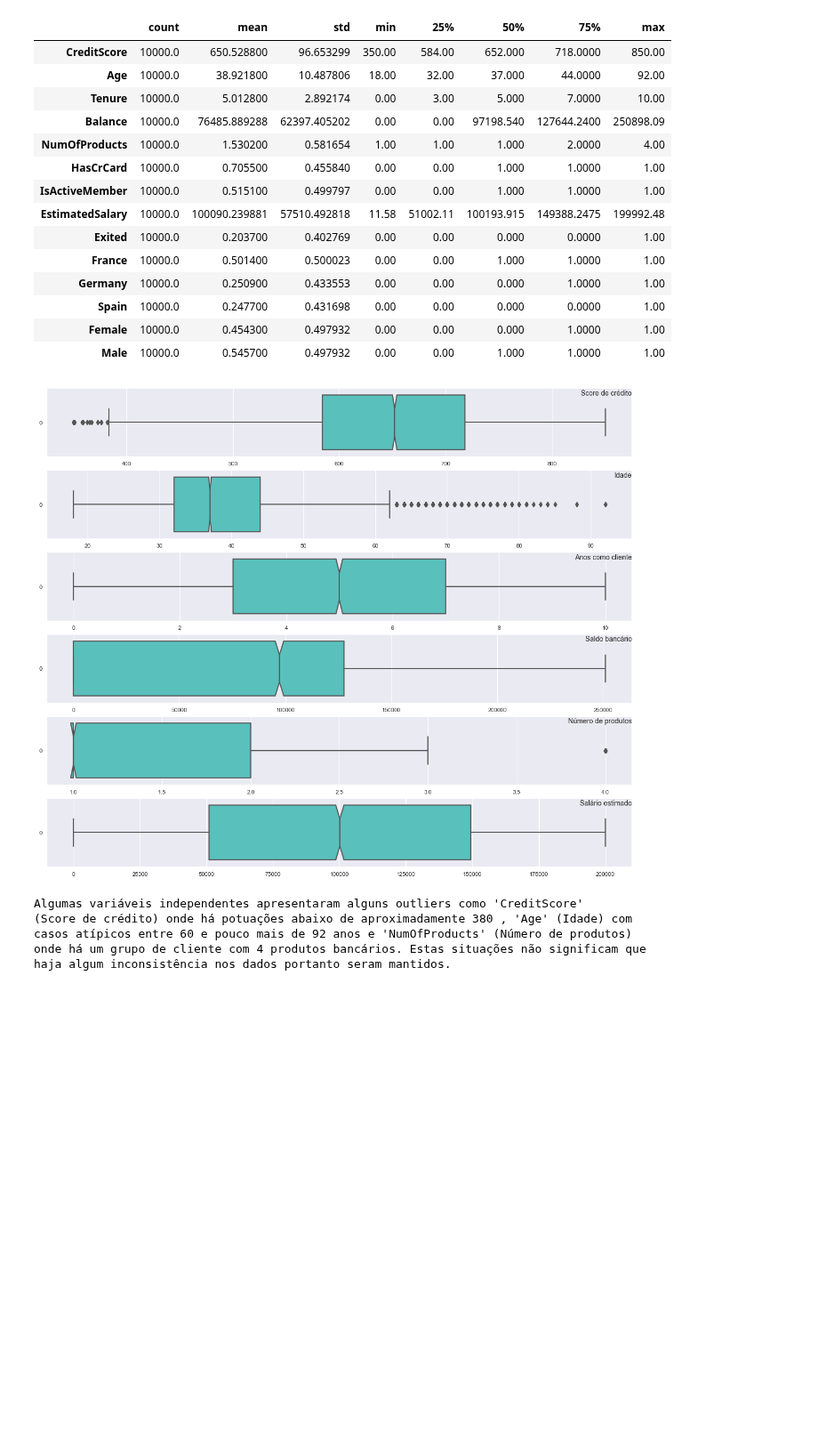
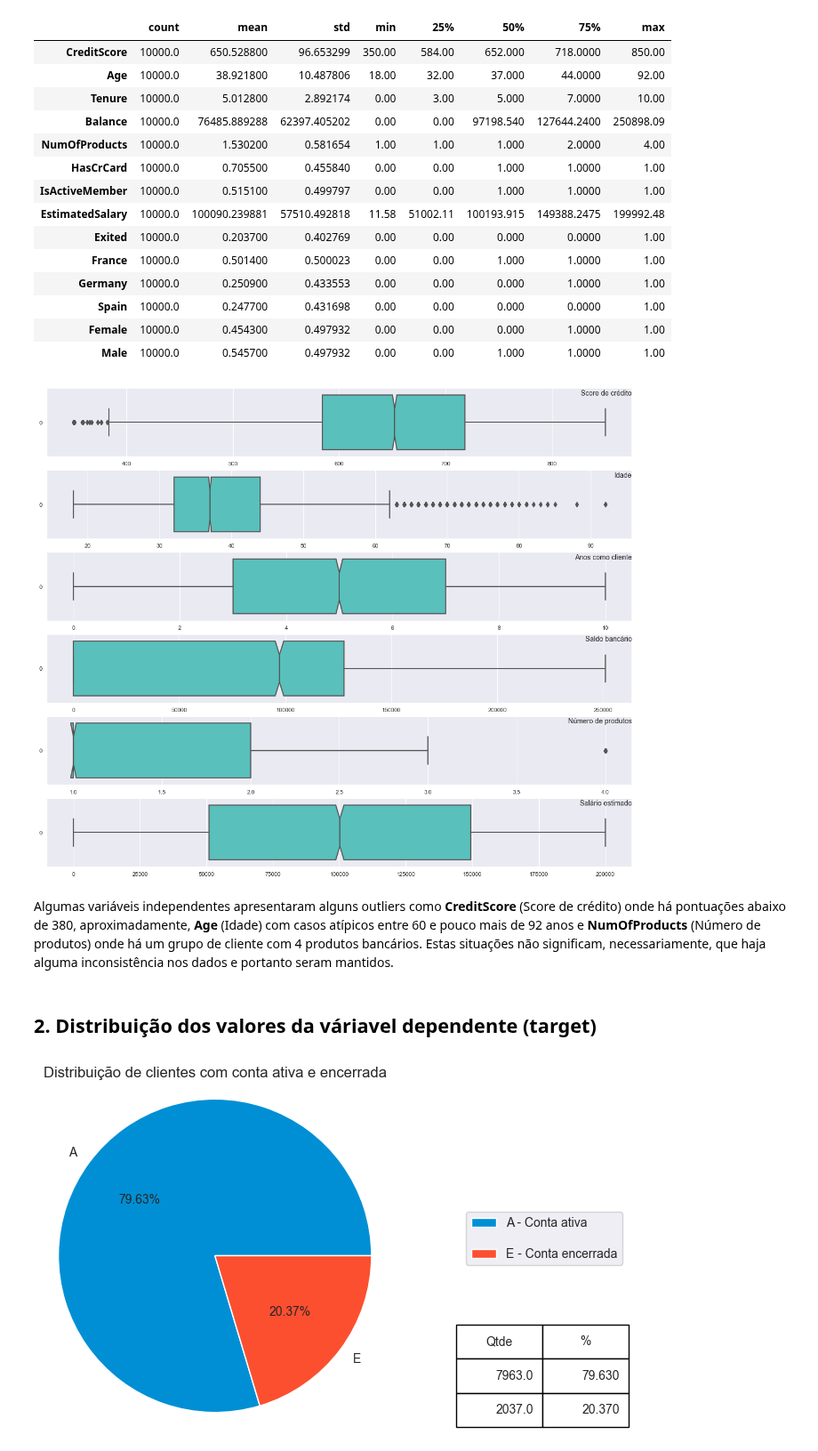
Before and after one commit to emso-exe/Churn_clientes_de_banco, a Jupyter notebook: churn_clientes_de_banco.ipynb, the cells around one changed output. Shown at 89% size. Drawn from its saved outputs; the diff is of its cells as text; code cells hidden in the pictures; blank space fills up the shorter version.

```diff
--- a/churn_clientes_de_banco.ipynb
+++ b/churn_clientes_de_banco.ipynb
@@ -337,18 +338,39 @@ graf_boxplot(df['EstimatedSalary'], ax6, 'Salário estimado')
 
 plt.subplots_adjust(top=1.9, bottom=0.95)
 plt.show()
-
-print('''
-    \nAlgumas variáveis independentes apresentaram alguns outliers como 'CreditScore'
-(Score de crédito) onde há potuações abaixo de aproximadamente 380 , 'Age' (Idade) com
-casos atípicos entre 60 e pouco mais de 92 anos e 'NumOfProducts' (Número de produtos)
-onde há um grupo de cliente com 4 produtos bancários. Estas situações não significam que
-haja algum inconsistência nos dados portanto seram mantidos.
-''')
 # %% [output]
 [figure]
-Algumas variáveis independentes apresentaram alguns outliers como 'CreditScore'
-(Score de crédito) onde há potuações abaixo de aproximadamente 380 , 'Age' (Idade) com
-casos atípicos entre 60 e pouco mais de 92 anos e 'NumOfProducts' (Número de produtos)
-onde há um grupo de cliente com 4 produtos bancários. Estas situações não significam que
-haja algum inconsistência nos dados portanto seram mantidos.
+# %% [markdown]
+Algumas variáveis independentes apresentaram alguns outliers como **CreditScore** (Score de crédito) onde há pontuações abaixo de 380, aproximadamente, **Age** (Idade) com casos atípicos entre 60 e pouco mais de 92 anos e **NumOfProducts** (Número de produtos) onde há um grupo de cliente com 4 produtos bancários.
+Estas situações não significam, necessariamente, que haja alguma inconsistência nos dados e portanto seram mantidos.
+# %% [markdown]
+## 2. Distribuição dos valores da váriavel dependente (target)
+# %%
+df_exited = df['Exited'].value_counts()
+df_exited = pd.DataFrame(df_exited)
+# df_exited['%'] = round(df_exited['Exited'] / df_exited['Exited'].sum() * 100)
+df_exited['%'] = df_exited['Exited'] / df_exited['Exited'].sum() * 100
+
+plt.figure(figsize=(5, 5))
+
+plt.pie(df_exited['%'], labels=['A', 'E'], colors=[
+        '#008fd5', '#fc4f30'], autopct='%0.2f%%')
+plt.legend(loc='right', labels=['A - Conta ativa', 'E - Conta encerrada'],
+           labelspacing=1.5, bbox_to_anchor=(1.1, 0.1, 0.6, 0.9))
+plt.title('Distribuição de clientes com conta ativa e encerrada')
+
+cell_text = []
+for row in range(len(df_exited)):
+    cell_text.append(df_exited.iloc[row])
+table = plt.table(cellText=cell_text, colLabels=['Qtde', '%'],
+                  loc='bottom right', bbox=(1.2, 0, 0.5, 0.3))
+table.auto_set_font_size(False)
+table.set_fontsize(10)
+for cell in table._cells:
+    if cell == (2, 1) or cell == (1, 1):
+        cell_text = table._cells[cell].get_text().get_text()
+        table._cells[cell].get_text().set_text(f'{float(cell_text):.3f}')
+plt.axis('equal')
+plt.show()
+# %% [output]
+[figure, added]
```
Also changed, not shown: parts of 6 cells of this notebook.
